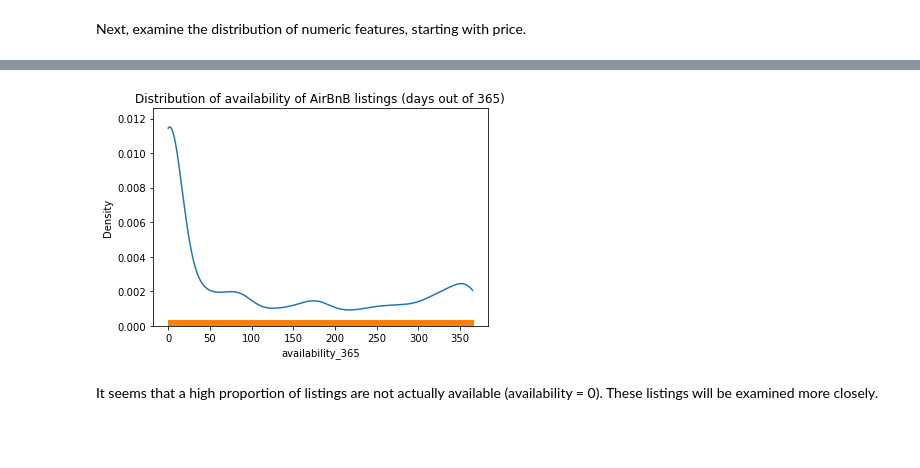
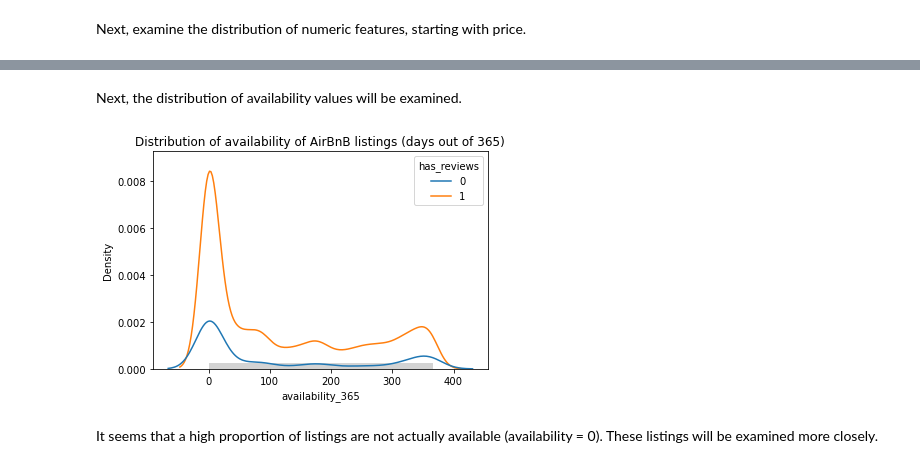
Before and after one commit to miahatton/airbnb_reviews, a Jupyter notebook: WRIT1.ipynb, the cells around one changed output, grey strips where cells are left out. Saved outputs shown, nothing was run; the diff lists cells and outputs as text; code cells hidden in the pictures; blank space fills up the shorter version.

```diff
--- a/WRIT1.ipynb
+++ b/WRIT1.ipynb
@@ -46,3 +100,5 @@ df.describe()
+# %%
+df['reviews_per_month'] = df['reviews_per_month'].fillna(0)
 # %% [markdown]
 Some of these columns are irrelevant to the number of reviews being posted. For example, there's no mechanism by which id, host_name, and host_id could impact the number of reviews. The IDs are identifiers used to track the listings in other data sets (for example, AirBnb likely has data sets of reviews and host details).
 
@@ -125,0 +174,10 @@ plt.title("Distribution of price of AirBnB listings");
+# %%
+def plot_distribution(df, col_of_interest, title = None):
+    if title == None:
+        title = "Distribution of "+ col_of_interest.replace('_', ' ') + " of AirBnB listings in New York City"
+    sns.kdeplot(data = df, x = col_of_interest, hue = 'has_reviews')
+    sns.rugplot(data = df, x = col_of_interest, color = 'lightgray')
+    plt.title(title);
+
+# Now examine distributions of numeric features, e.g. price
+plot_distribution(df, 'price')
@@ -130,12 +193,9 @@ Next, the distribution of availability values will be examined.
+# %% [markdown]
+Next, the distribution of availability values will be examined.
 # %%
-df_vis = df[df['price']<=2000]
-
-sns.kdeplot(data = df_vis, x = 'availability_365', clip = (0,365))
-sns.rugplot(data = df_vis, x = 'availability_365')
-
-plt.title("Distribution of availability of AirBnB listings (days out of 365)");
+plot_distribution(df_vis, 'availability_365', title = 'Distribution of availability of AirBnB listings (days out of 365)')
 # %% [output]
-[figure, old version]
+[figure, new version]
 # %% [markdown]
 It seems that a high proportion of listings are not actually available (availability = 0). These listings will be examined more closely.
 # %%
```
Also changed, not shown: parts of 99 cells of this notebook, 2 other files.
